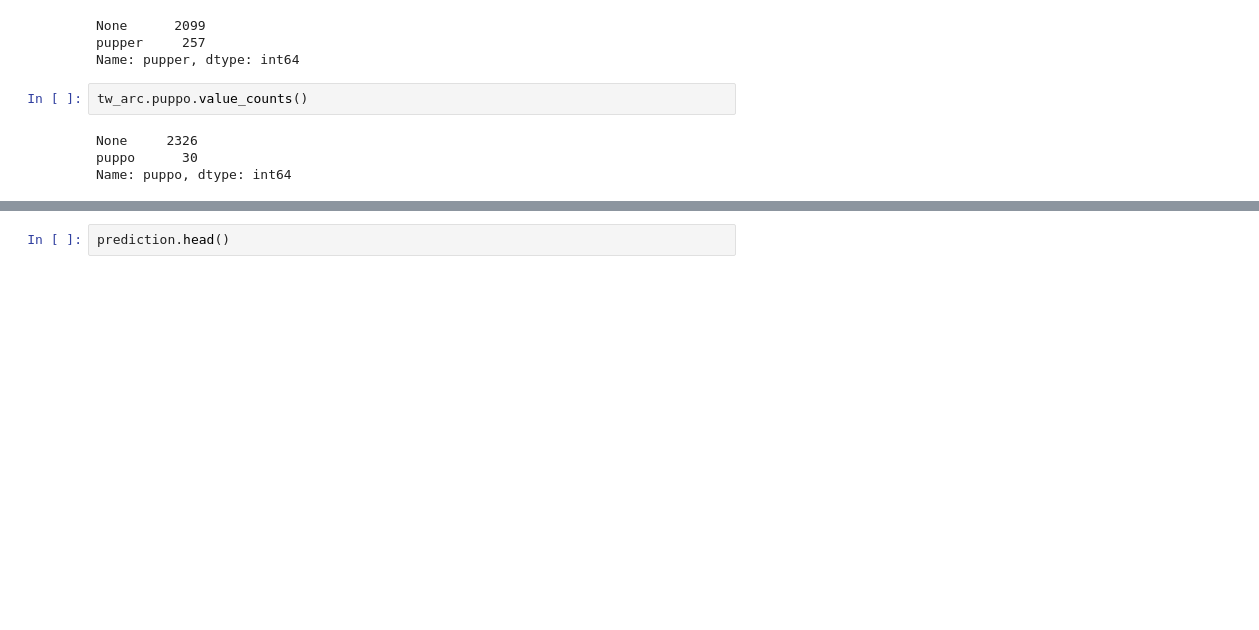
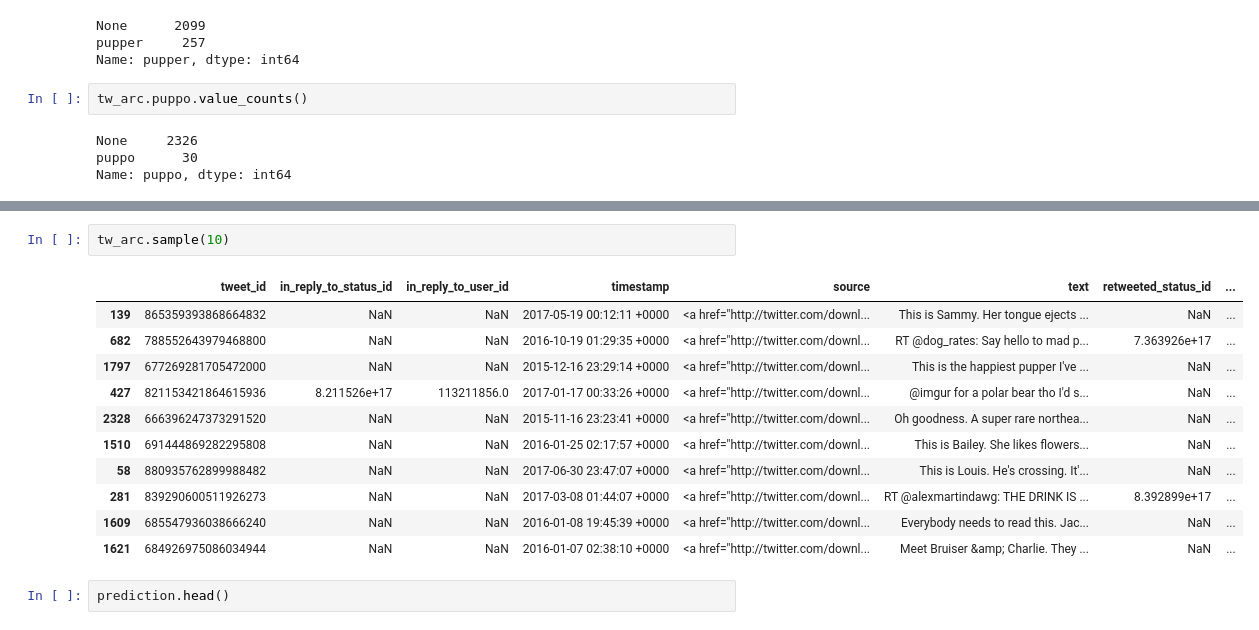
Before and after one commit to taglitis/weratedogs, a Jupyter notebook: wrangle_act.ipynb, the cells around one changed output, grey strips where cells are left out. Drawn from its saved outputs; the diff is of its cells as text; blank space fills up the shorter version.

```diff
--- a/wrangle_act.ipynb
+++ b/wrangle_act.ipynb
@@ -266,4 +264,18 @@ Cooper      11
 Name: name, dtype: int64
+# %%
+tw_arc.sample(10)
+# %% [output]
+|  | tweet_id | in_reply_to_status_id | in_reply_to_user_id | timestamp | source | text | retweeted_status_id | ... |
+| 139 | 865359393868664832 | NaN | NaN | 2017-05-19 00:12:11 +0000 | <a href="http://twitter.com/downl... | This is Sammy. Her tongue ejects ... | NaN | ... |
+| 682 | 788552643979468800 | NaN | NaN | 2016-10-19 01:29:35 +0000 | <a href="http://twitter.com/downl... | RT @dog_rates: Say hello to mad p... | 7.363926e+17 | ... |
+| 1797 | 677269281705472000 | NaN | NaN | 2015-12-16 23:29:14 +0000 | <a href="http://twitter.com/downl... | This is the happiest pupper I've ... | NaN | ... |
+| 427 | 821153421864615936 | 8.211526e+17 | 113211856.0 | 2017-01-17 00:33:26 +0000 | <a href="http://twitter.com/downl... | @imgur for a polar bear tho I'd s... | NaN | ... |
+| 2328 | 666396247373291520 | NaN | NaN | 2015-11-16 23:23:41 +0000 | <a href="http://twitter.com/downl... | Oh goodness. A super rare northea... | NaN | ... |
+| 1510 | 691444869282295808 | NaN | NaN | 2016-01-25 02:17:57 +0000 | <a href="http://twitter.com/downl... | This is Bailey. She likes flowers... | NaN | ... |
+| 58 | 880935762899988482 | NaN | NaN | 2017-06-30 23:47:07 +0000 | <a href="http://twitter.com/downl... | This is Louis. He's crossing. It'... | NaN | ... |
+| 281 | 839290600511926273 | NaN | NaN | 2017-03-08 01:44:07 +0000 | <a href="http://twitter.com/downl... | RT @alexmartindawg: THE DRINK IS ... | 8.392899e+17 | ... |
+| 1609 | 685547936038666240 | NaN | NaN | 2016-01-08 19:45:39 +0000 | <a href="http://twitter.com/downl... | Everybody needs to read this. Jac... | NaN | ... |
+| 1621 | 684926975086034944 | NaN | NaN | 2016-01-07 02:38:10 +0000 | <a href="http://twitter.com/downl... | Meet Bruiser &amp; Charlie. They ... | NaN | ... |
 # %%
 prediction.head()
 # %% [output]
```
Also changed, not shown: parts of 93 cells of this notebook, 1 other file.
